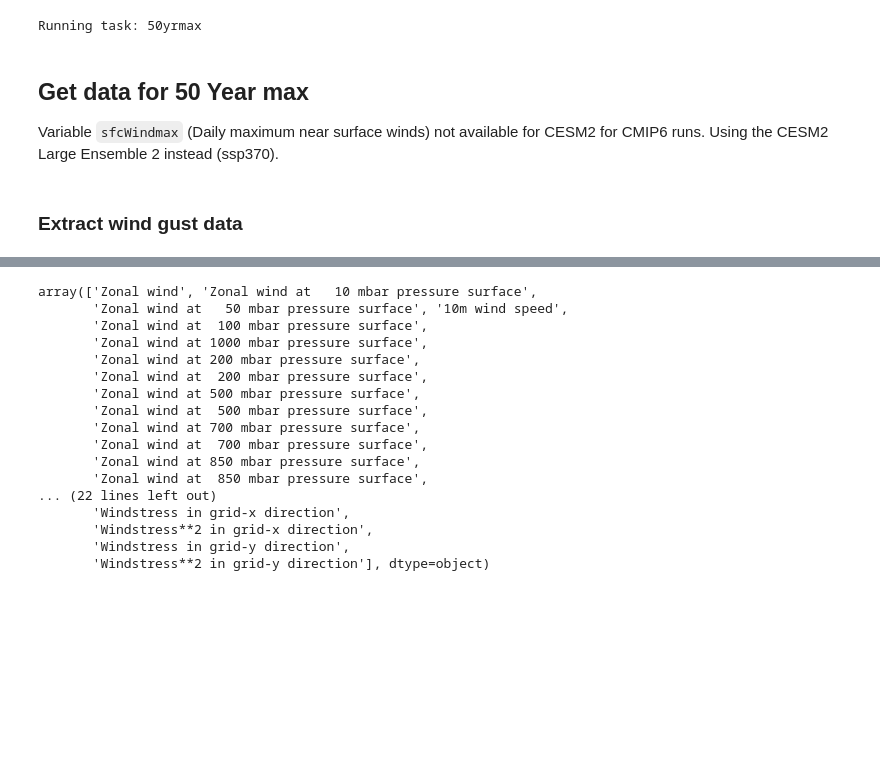
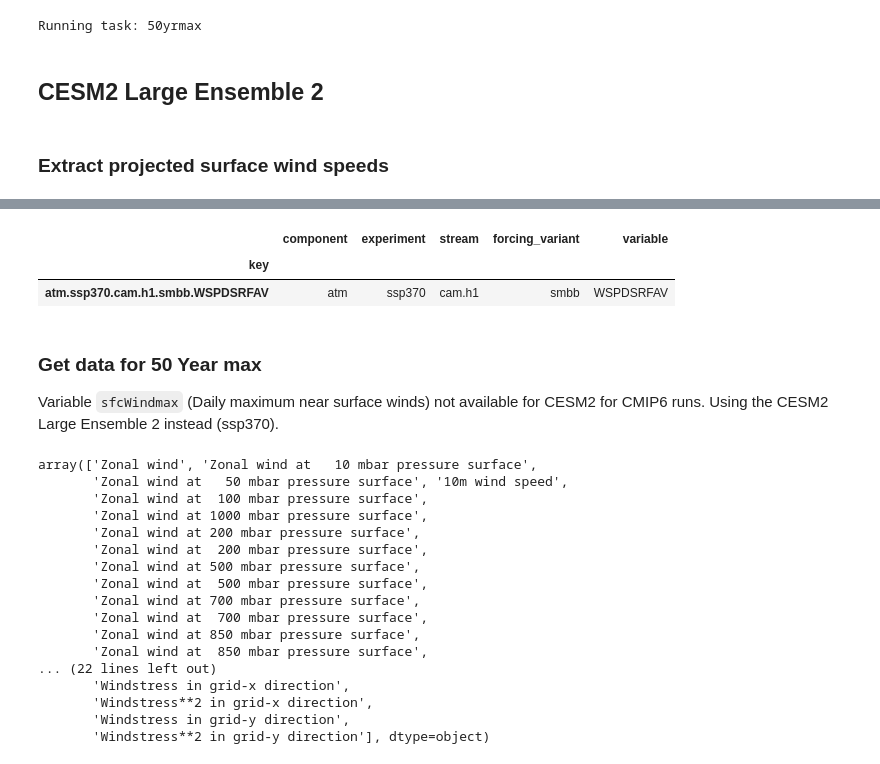
Before and after one commit to ivalencius/winds-of-change, a Jupyter notebook: wind_trends.ipynb, the cells around one changed output, grey strips where cells are left out. Drawn from its saved outputs; the diff is of its cells as text; code cells hidden in the pictures; blank space fills up the shorter version.

````diff
--- a/wind_trends.ipynb
+++ b/wind_trends.ipynb
@@ -206,9 +211,20 @@ for task in tasks:
         da.compute().to_netcdf('/glade/u/home/valencig/wind-trend-analysis/data/'+key+'.'+task+'.nc')
 # %% [output]
 Running task: 50yrmax
-# %% [markdown]
-## Get data for 50 Year max
-
-Variable ```sfcWindmax``` (Daily maximum near surface winds) not available for CESM2 for CMIP6 runs. Using the CESM2 Large Ensemble 2 instead (ssp370).
+# %% [markdown]
+## CESM2 Large Ensemble 2
 # %% [markdown]
-### Extract wind gust data
+### Extract projected surface wind speeds
+# %%
+# 'cesm.json' is copy of '/glade/collections/cmip/catalog/intake-esm-datastore/catalogs/glade-cesm2-le.json'
+# Comment out "options": null in aggregation_controls.aggregations.0 in order to get intake-esm to work
+cat = intake.open_esm_datastore('cesm2.json')
+cesm2LE2wind = cat.search(
+    long_name='Horizontal total wind speed average at the surface',  # maximum daily near surface wind speed
+    experiment='ssp370',  # future projection, alternative is 'historical
+    frequency='day_1',
+    forcing_variant='smbb'
+)
+cesm2LE2wind.serialize(name="CESM2_LE2_WSPDSRFAV", catalog_type="file")
+cesm2LE2wind.keys_info()
+# %% [output]
@@ -214,0 +232,3 @@
+|  | component | experiment | stream | forcing_variant | variable |
+| key |  |  |  |  |  |
+| atm.ssp370.cam.h1.smbb.WSPDSRFAV | atm | ssp370 | cam.h1 | smbb | WSPDSRFAV |
@@ -215,3 +258,7 @@
+# %% [markdown]
+### Get data for 50 Year max
+
+Variable ```sfcWindmax``` (Daily maximum near surface winds) not available for CESM2 for CMIP6 runs. Using the CESM2 Large Ensemble 2 instead (ssp370).
 # %%
 # 'cesm.json' is copy of '/glade/collections/cmip/catalog/intake-esm-datastore/catalogs/glade-cesm2-le.json'
 # Comment out "options": null in aggregation_controls.aggregations.0 in order to get intake-esm to work
````
Also changed, not shown: parts of 15 cells of this notebook, 10 other files.
